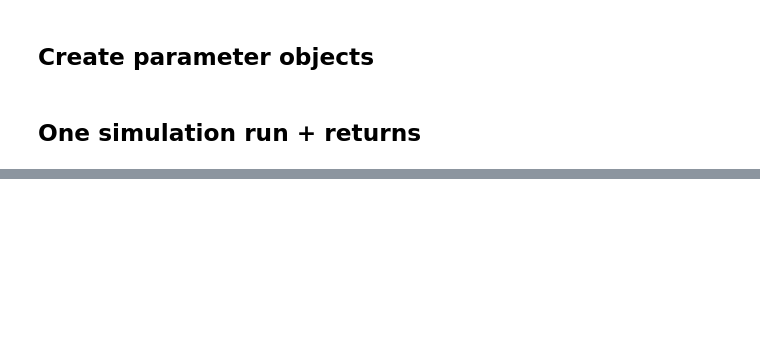
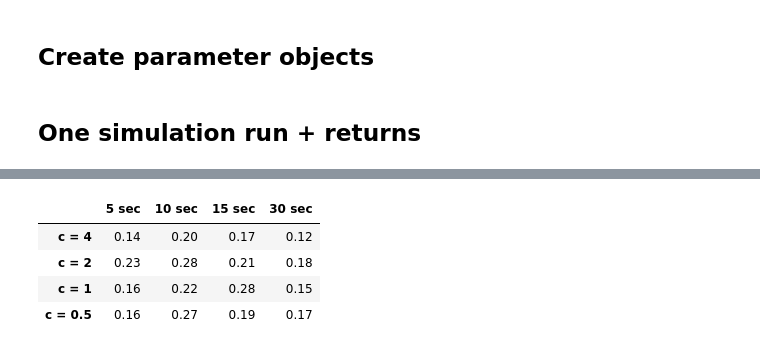
Before and after one commit to tmethasate/replication-packages, a Jupyter notebook: notebooks/uo2009_01_mc_table1.ipynb, the cells around one changed output, grey strips where cells are left out. Cells and saved outputs as stored; diff of their text form; code cells hidden in the pictures; blank space fills up the shorter version.

```diff
--- a/notebooks/uo2009_01_mc_table1.ipynb
+++ b/notebooks/uo2009_01_mc_table1.ipynb
@@ -94,0 +243,87 @@ plt.tight_layout()
+# %%
+# ======================================================
+# Set up
+# ======================================================
+c_grid = np.array([4.0, 2.0, 1.0, 0.5], dtype=float)
+dt_grid = np.array([5, 10, 15, 30], dtype=int)
+L = 50
+ells_descending = list(range(L, -1, -1))
+cv = 1.96
+R = 100 # number of Monte Carlo replications
+rng = np.random.default_rng(12345) # For reproducibility
+# %%
+import os
+import numpy as np
+import pandas as pd
+from joblib import Parallel, delayed
+
+# choose number of workers ("drivers")
+# - set workers = -1 to use all cores
+workers = 4
+
+# Store results: Prob(m^+ < 2) for each (c, dt)
+out = pd.DataFrame(
+    index=[f"c = {c:g}" for c in c_grid],
+    columns=[f"{dt} sec" for dt in dt_grid],
+    dtype=float,
+)
+
+# Make runs reproducible across parallel workers
+# (spawn independent child RNGs deterministically)
+master_seed = 12345
+master_rng = np.random.default_rng(master_seed)
+
+# Create a distinct seed for every (c, dt, r)
+all_seeds = master_rng.integers(0, 2**32 - 1, size=(len(c_grid), len(dt_grid), R), dtype=np.uint32)
+
+for ci, c in enumerate(c_grid):
+    for dti, dt in enumerate(dt_grid):
+
+        seeds = all_seeds[ci, dti, :]
+
+        def _one_rep(seed: int):
+            rng_local = np.random.default_rng(int(seed))
+
+            sim_data = simulate_section4_1_1(
+                eff_params=eff_params,
+                noise_params=noise_params,
+                delta_seconds=dt,
+                rng=rng_local,
+            )
+            y = sim_data.y_obs
+            t_obs = sim_data.t_obs
+
+            y1_obs = y[:, 0]
+            y2_obs = y[:, 1]
+
+            # ticks index (must be integer-like for ell_in="ticks")
+            t1 = np.arange(t_obs.size, dtype=int)
+            t2 = np.arange(t_obs.size, dtype=int)
+
+            res = select_threshold_via_tau(
+                t1, y1_obs, t2, y2_obs,
+                ells_descending=ells_descending,
+                ell_in="ticks",
+                cv=cv,
+                c=c,
+                M=None,
+            )
+
+            m_plus_hat = res.ell_star
+            return int(m_plus_hat < 2), m_plus_hat
+
+        results = Parallel(n_jobs=workers, backend="loky")(
+            delayed(_one_rep)(int(s)) for s in seeds
+        )
+
+        hits = np.array([h for h, _ in results], dtype=int)
+        mplus = [m for _, m in results]
+
+        # optional: print per-rep results (kept similar to your original)
+        for r, m in enumerate(mplus):
+            print(f"Replication {r+1}, c={c}, dt={dt}: m^+_hat = {m}")
+
+        out.iloc[ci, dti] = hits.mean()
+
+out
+# %% [output]
@@ -94,0 +347,5 @@ plt.tight_layout()
+|  | 5 sec | 10 sec | 15 sec | 30 sec |
+| c = 4 | 0.14 | 0.20 | 0.17 | 0.12 |
+| c = 2 | 0.23 | 0.28 | 0.21 | 0.18 |
+| c = 1 | 0.16 | 0.22 | 0.28 | 0.15 |
+| c = 0.5 | 0.16 | 0.27 | 0.19 | 0.17 |
```
Also changed, not shown: parts of 34 cells of this notebook, 1 other file.
